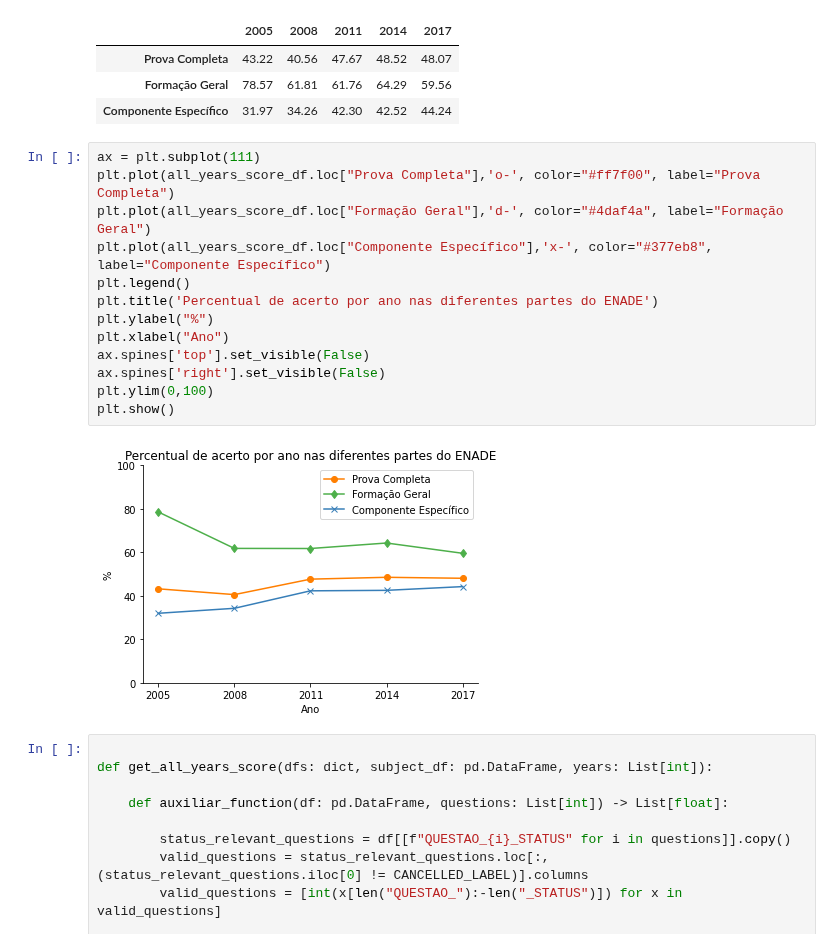
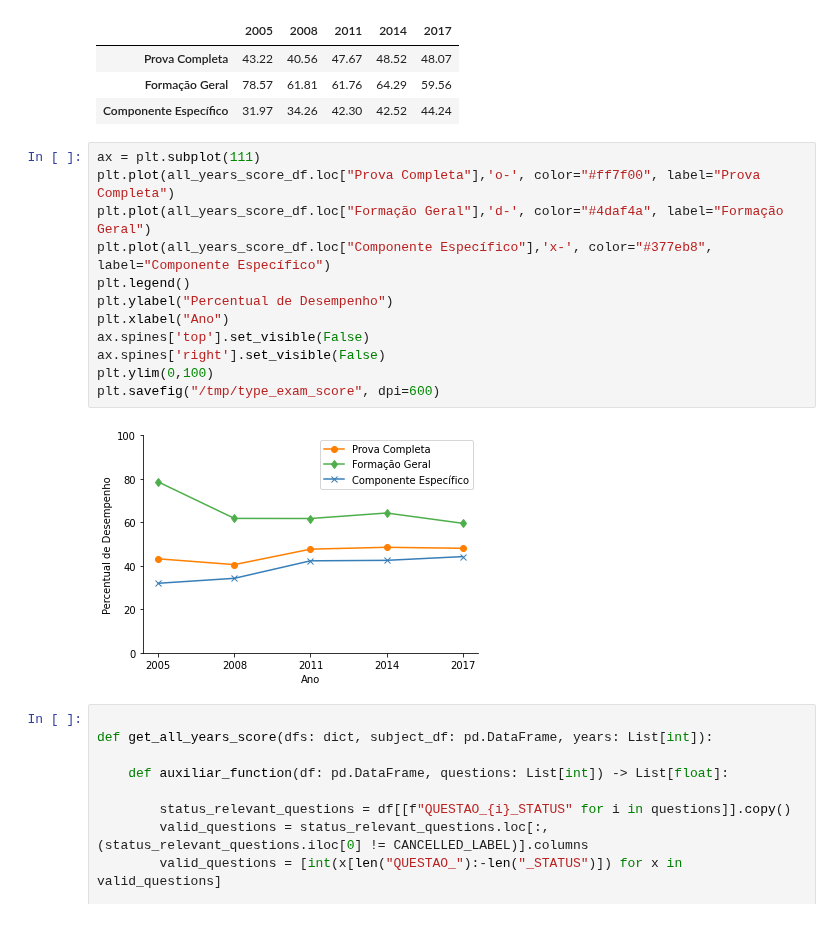
Before and after one commit to renan-cunha/KDD-Enade-Computing, a Jupyter notebook: notebooks/type_exam.ipynb, the cells around one changed output. Saved outputs shown, nothing was run; the diff lists cells and outputs as text.

```diff
--- a/type_exam.ipynb
+++ b/notebooks/type_exam.ipynb
@@ -302,18 +302,17 @@ all_years_score_df
 # %%
 ax = plt.subplot(111)
 plt.plot(all_years_score_df.loc["Prova Completa"],'o-', color="#ff7f00", label="Prova Completa")
 plt.plot(all_years_score_df.loc["Formação Geral"],'d-', color="#4daf4a", label="Formação Geral")
 plt.plot(all_years_score_df.loc["Componente Específico"],'x-', color="#377eb8", label="Componente Específico")
 plt.legend()
-plt.title('Percentual de acerto por ano nas diferentes partes do ENADE')
-plt.ylabel("%")
+plt.ylabel("Percentual de Desempenho")
 plt.xlabel("Ano")
 ax.spines['top'].set_visible(False)
 ax.spines['right'].set_visible(False)
 plt.ylim(0,100)
-plt.show()
+plt.savefig("/tmp/type_exam_score", dpi=600)
 # %% [output]
-[figure, old version]
+[figure, new version]
 # %%
 
 def get_all_years_score(dfs: dict, subject_df: pd.DataFrame, years: List[int]):
```
Also changed, not shown: 2 other files.
